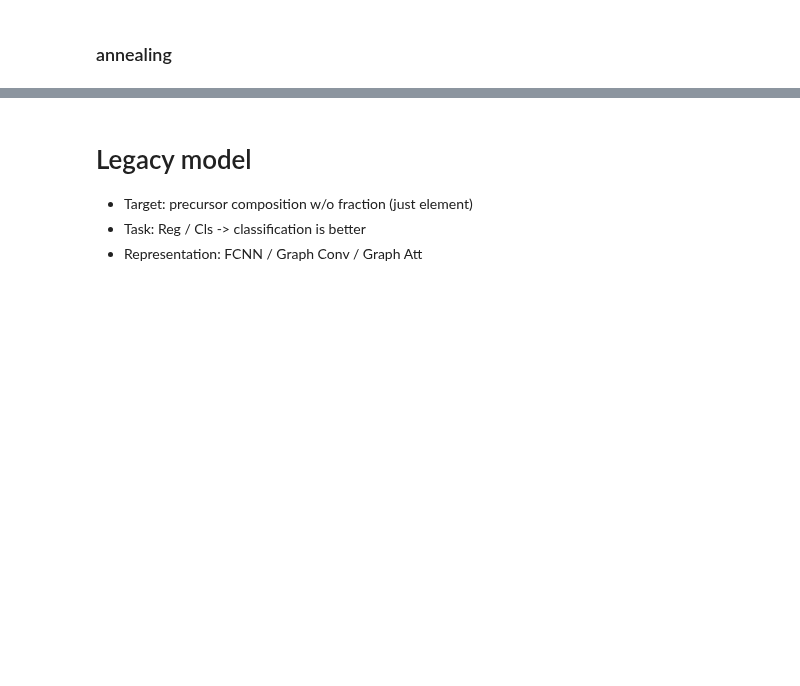
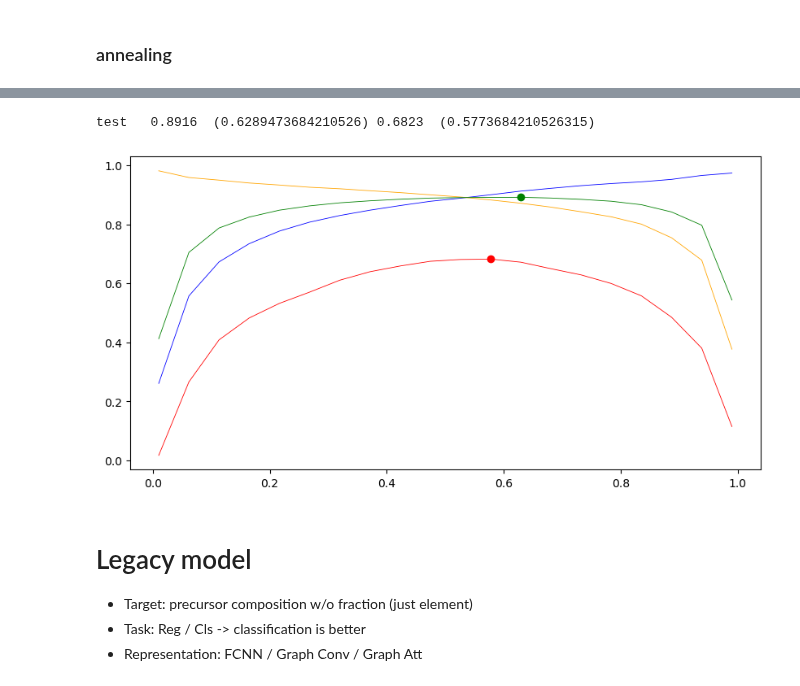
Before and after one commit to git-jhyang/inorganic_synthesis, a Jupyter notebook: notebooks/vae.ipynb, the cells around one changed output, grey strips where cells are left out. Cells and saved outputs as stored; diff of their text form; code cells hidden in the pictures; blank space fills up the shorter version.

```diff
--- a/notebooks/vae.ipynb
+++ b/notebooks/vae.ipynb
@@ -51,0 +62,12 @@ epochs = 50000
+# %%
+from src.data import ReactionGraphDataset, ReactionDataset
+from src.networks import GraphCVAE, CVAE, GraphConvolutionBlock, GraphAttentionBlock
+from src.trainer import VAETrainer, BaseTrainer
+
+GDS = ReactionGraphDataset(feat_type='cgcnn')
+GDS.from_file('../data/screened_conditional_reaction.pkl.gz',
+              heat_temp_key=('heat_temp','median'))
+
+# DS = ReactionDataset()
+# DS.from_file('../data/screened_conditional_reaction.pkl.gz',
+#              heat_temp_key=('heat_temp','median'))
@@ -52,3 +285,20 @@ epochs = 50000
+# %%
+ths = np.linspace(0.01, 0.99, 20)
+output_collection['test'] = np.array([compute_accuracy(th, best_valid_output) for th in ths])
+# %%
+colors = ['blue','orange','green','red']
+f, ax = plt.subplots(1,1,figsize=(10,5))
+for k,v in output_collection.items():
+    print(f'{k}   ', end='')
+    for i, value in enumerate(np.array(v).T):
+        ax.plot(ths, value, color=colors[i], lw=0.6)
+        if i > 1:
+            print(f'{value.max():.4f}  ({ths[value.argmax()]}) ', end='')
+            ax.scatter(ths[value.argmax()], value.max(), color=colors[i])
+    print()
+# %% [output]
+test   0.8916  (0.6289473684210526) 0.6823  (0.5773684210526315)
+[figure, added]
 # %% [markdown]
 # Legacy model
 
```
Also changed, not shown: parts of 7 cells of this notebook, 4 other files.
